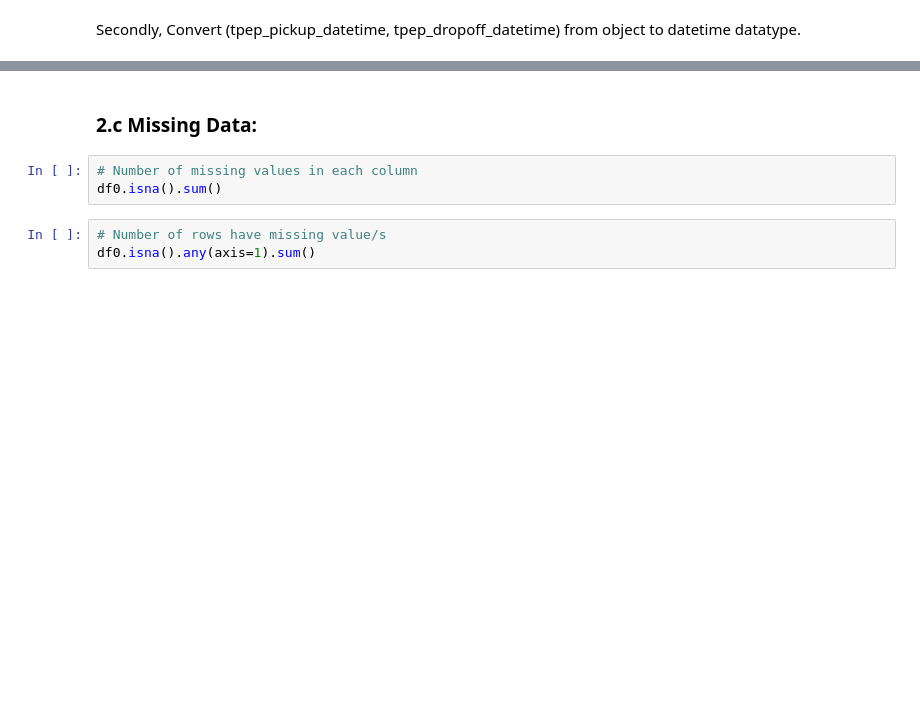
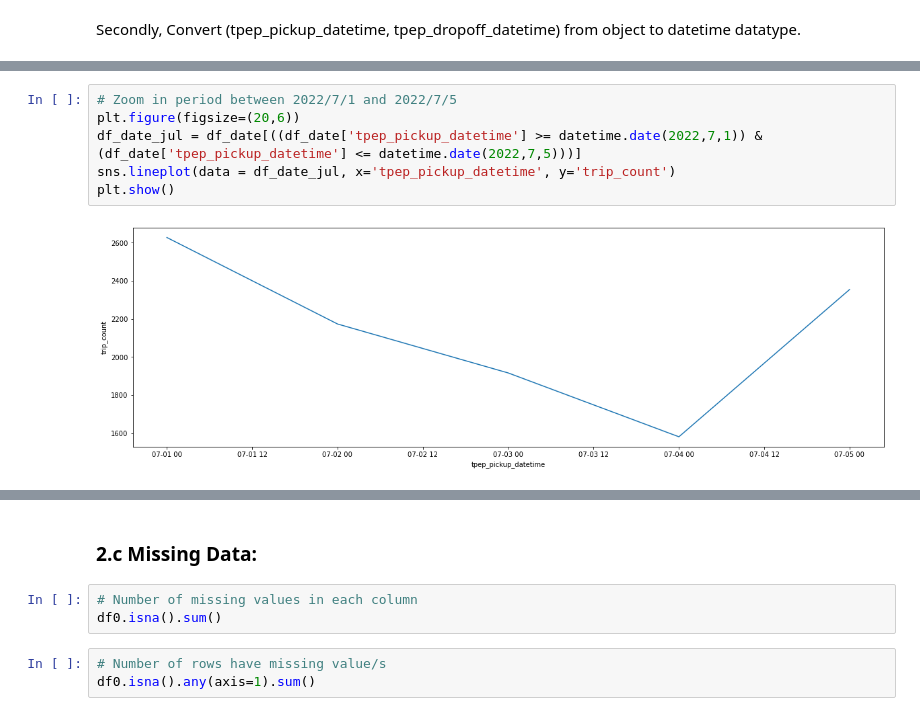
Before and after one commit to AbanoubYounan/Predict-Taxi-Fare-Before-Riding, a Jupyter notebook: Predict_NewYork_Yellow_Taxi_Fare.ipynb, the cells around one changed output, grey strips where cells are left out. Saved outputs shown, nothing was run; the diff lists cells and outputs as text; blank space fills up the shorter version.

```diff
--- a/Predict_NewYork_Yellow_Taxi_Fare.ipynb
+++ b/Predict_NewYork_Yellow_Taxi_Fare.ipynb
@@ -290,0 +337,8 @@ plt.show()
+# %%
+# Zoom in period between 2022/7/1 and 2022/7/5
+plt.figure(figsize=(20,6))
+df_date_jul = df_date[((df_date['tpep_pickup_datetime'] >= datetime.date(2022,7,1)) & (df_date['tpep_pickup_datetime'] <= datetime.date(2022,7,5)))]
+sns.lineplot(data = df_date_jul, x='tpep_pickup_datetime', y='trip_count')
+plt.show()
+# %% [output]
+[figure, added]
```
Also changed, not shown: parts of 69 cells of this notebook, 2 other files.
